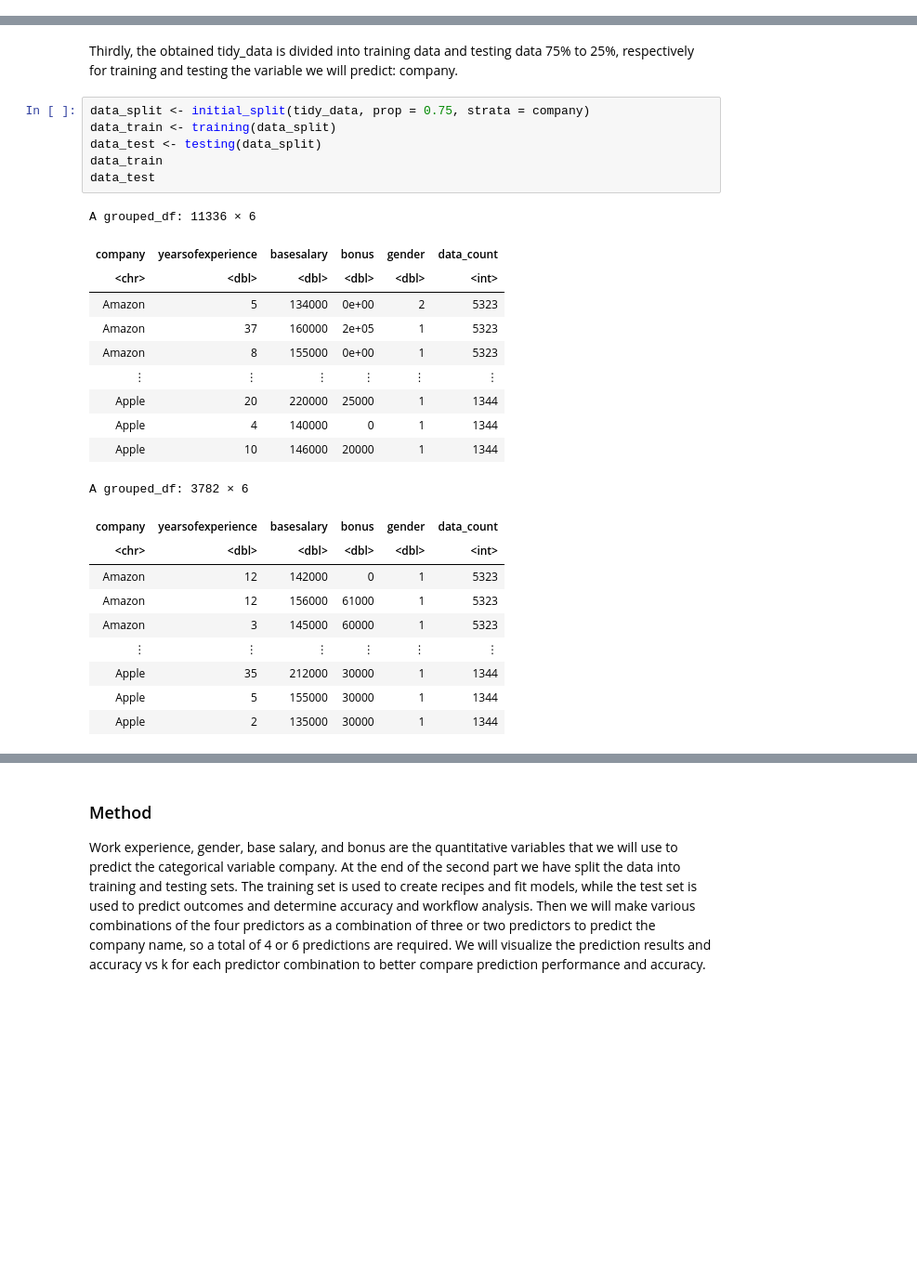
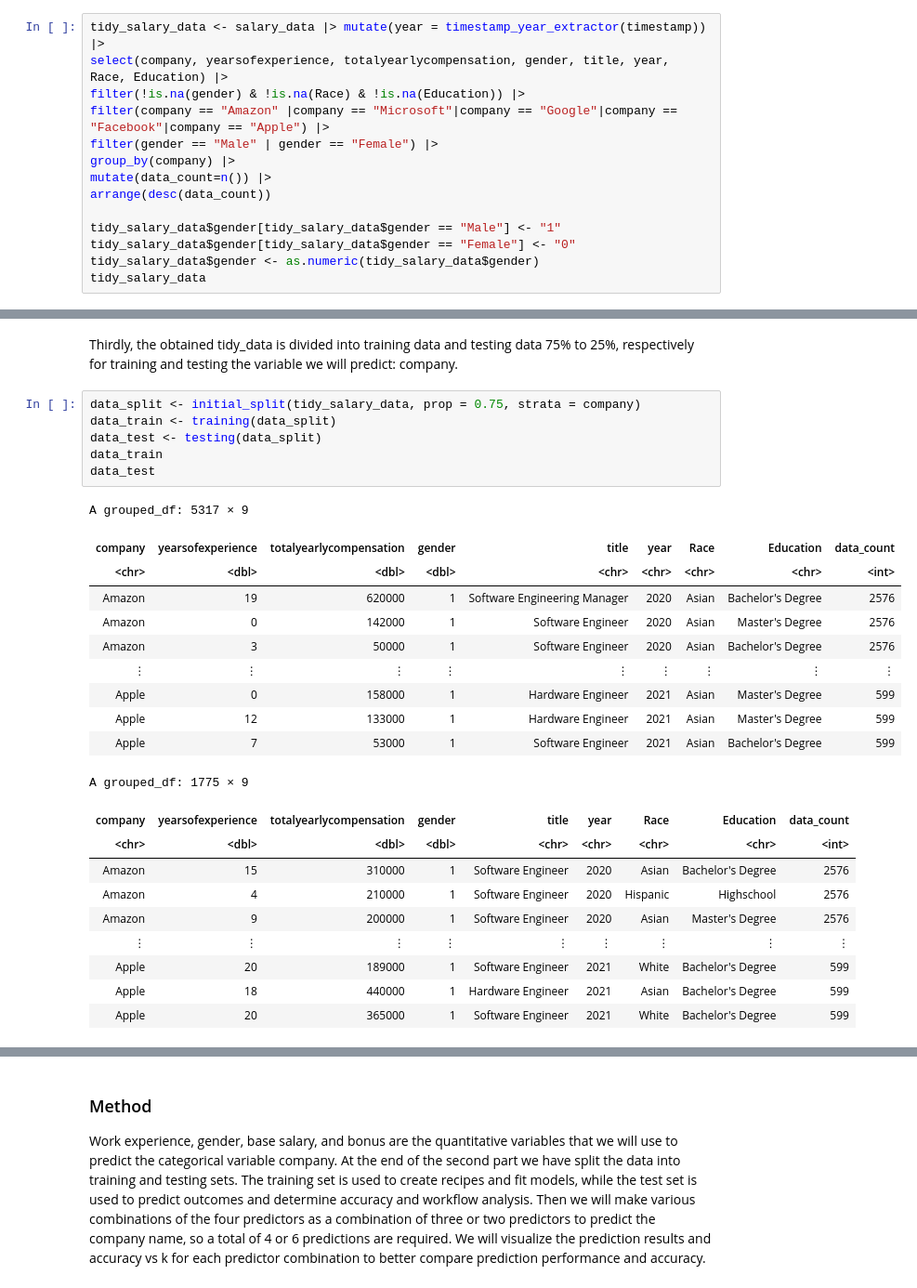
Before and after one commit to EdrickBelmiro/CareerPredictorDSCI100, a Jupyter notebook: Proposal- Group 19.ipynb, the cells around one changed output, grey strips where cells are left out. Shown: that part at 93% size. Cells and saved outputs as stored; diff of their text form; blank space fills up the shorter version.

```diff
--- a/Proposal- Group 19.ipynb
+++ b/Proposal- Group 19.ipynb
@@ -104,0 +157,14 @@ A grouped_df: 15118 × 6
+# %%
+tidy_salary_data <- salary_data |> mutate(year = timestamp_year_extractor(timestamp)) |>
+select(company, yearsofexperience, totalyearlycompensation, gender, title, year, Race, Education) |>
+filter(!is.na(gender) & !is.na(Race) & !is.na(Education)) |>
+filter(company == "Amazon" |company == "Microsoft"|company == "Google"|company == "Facebook"|company == "Apple") |>
+filter(gender == "Male" | gender == "Female") |>
+group_by(company) |>
+mutate(data_count=n()) |>
+arrange(desc(data_count))
+
+tidy_salary_data$gender[tidy_salary_data$gender == "Male"] <- "1"
+tidy_salary_data$gender[tidy_salary_data$gender == "Female"] <- "0"
+tidy_salary_data$gender <- as.numeric(tidy_salary_data$gender)
+tidy_salary_data
@@ -105,30 +182,30 @@ A grouped_df: 15118 × 6
 # %% [markdown]
 Thirdly, the obtained tidy_data is divided into training data and testing data 75% to 25%, respectively for training and testing the variable we will predict: company.
 # %%
-data_split <- initial_split(tidy_data, prop = 0.75, strata = company)
+data_split <- initial_split(tidy_salary_data, prop = 0.75, strata = company)
 data_train <- training(data_split)
 data_test <- testing(data_split)
 data_train
 data_test
 # %% [output]
-A grouped_df: 11336 × 6
+A grouped_df: 5317 × 9
-| company | yearsofexperience | basesalary | bonus | gender | data_count |
-| <chr> | <dbl> | <dbl> | <dbl> | <dbl> | <int> |
-| Amazon | 5 | 134000 | 0e+00 | 2 | 5323 |
-| Amazon | 37 | 160000 | 2e+05 | 1 | 5323 |
-| Amazon | 8 | 155000 | 0e+00 | 1 | 5323 |
-| ⋮ | ⋮ | ⋮ | ⋮ | ⋮ | ⋮ |
-| Apple | 20 | 220000 | 25000 | 1 | 1344 |
-| Apple | 4 | 140000 | 0 | 1 | 1344 |
-| Apple | 10 | 146000 | 20000 | 1 | 1344 |
+| company | yearsofexperience | totalyearlycompensation | gender | title | year | Race | Education | data_count |
+| <chr> | <dbl> | <dbl> | <dbl> | <chr> | <chr> | <chr> | <chr> | <int> |
+| Amazon | 19 | 620000 | 1 | Software Engineering Manager | 2020 | Asian | Bachelor's Degree | 2576 |
+| Amazon | 0 | 142000 | 1 | Software Engineer | 2020 | Asian | Master's Degree | 2576 |
+| Amazon | 3 | 50000 | 1 | Software Engineer | 2020 | Asian | Bachelor's Degree | 2576 |
+| ⋮ | ⋮ | ⋮ | ⋮ | ⋮ | ⋮ | ⋮ | ⋮ | ⋮ |
+| Apple | 0 | 158000 | 1 | Hardware Engineer | 2021 | Asian | Master's Degree | 599 |
+| Apple | 12 | 133000 | 1 | Hardware Engineer | 2021 | Asian | Master's Degree | 599 |
+| Apple | 7 | 53000 | 1 | Software Engineer | 2021 | Asian | Bachelor's Degree | 599 |
-A grouped_df: 3782 × 6
+A grouped_df: 1775 × 9
-| company | yearsofexperience | basesalary | bonus | gender | data_count |
-| <chr> | <dbl> | <dbl> | <dbl> | <dbl> | <int> |
-| Amazon | 12 | 142000 | 0 | 1 | 5323 |
-| Amazon | 12 | 156000 | 61000 | 1 | 5323 |
-| Amazon | 3 | 145000 | 60000 | 1 | 5323 |
-| ⋮ | ⋮ | ⋮ | ⋮ | ⋮ | ⋮ |
-| Apple | 35 | 212000 | 30000 | 1 | 1344 |
-| Apple | 5 | 155000 | 30000 | 1 | 1344 |
-| Apple | 2 | 135000 | 30000 | 1 | 1344 |
+| company | yearsofexperience | totalyearlycompensation | gender | title | year | Race | Education | data_count |
+| <chr> | <dbl> | <dbl> | <dbl> | <chr> | <chr> | <chr> | <chr> | <int> |
+| Amazon | 15 | 310000 | 1 | Software Engineer | 2020 | Asian | Bachelor's Degree | 2576 |
+| Amazon | 4 | 210000 | 1 | Software Engineer | 2020 | Hispanic | Highschool | 2576 |
+| Amazon | 9 | 200000 | 1 | Software Engineer | 2020 | Asian | Master's Degree | 2576 |
+| ⋮ | ⋮ | ⋮ | ⋮ | ⋮ | ⋮ | ⋮ | ⋮ | ⋮ |
+| Apple | 20 | 189000 | 1 | Software Engineer | 2021 | White | Bachelor's Degree | 599 |
+| Apple | 18 | 440000 | 1 | Hardware Engineer | 2021 | Asian | Bachelor's Degree | 599 |
+| Apple | 20 | 365000 | 1 | Software Engineer | 2021 | White | Bachelor's Degree | 599 |
 # %% [markdown]
```
Also changed, not shown: parts of 21 cells of this notebook.
